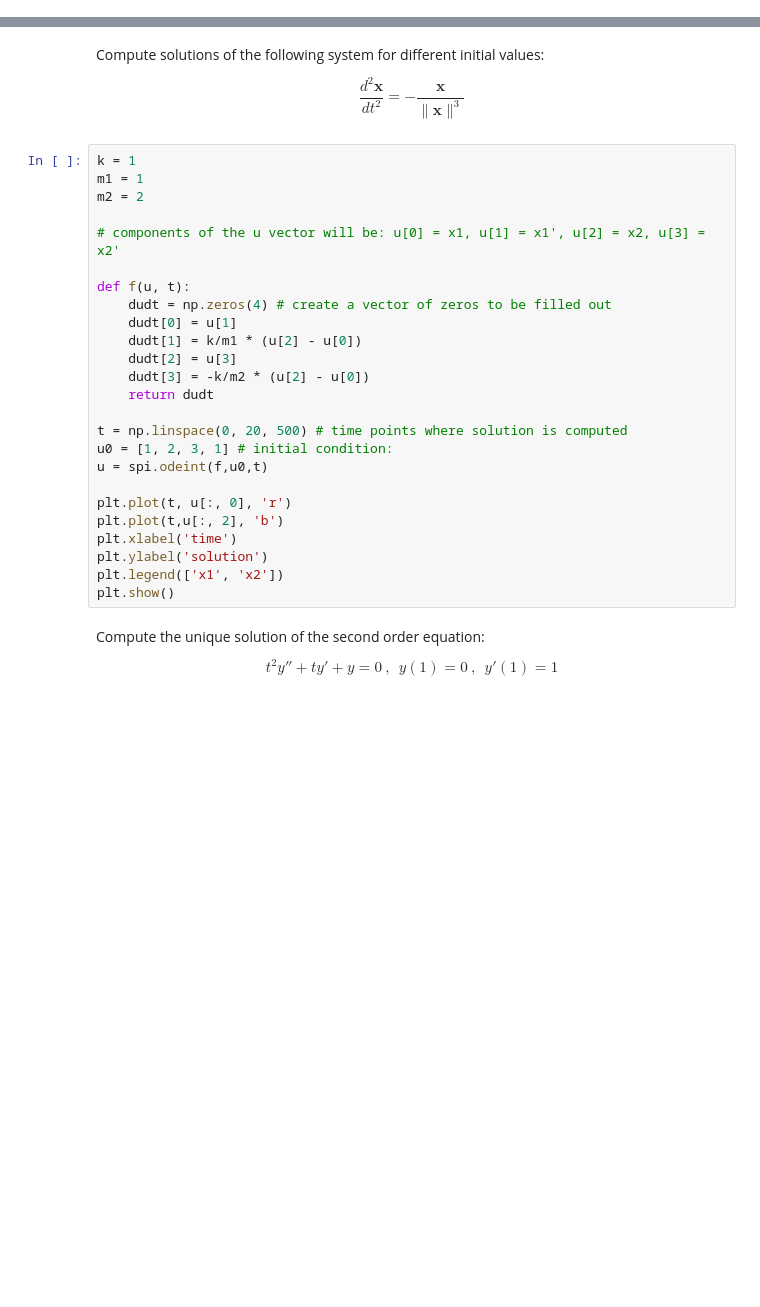
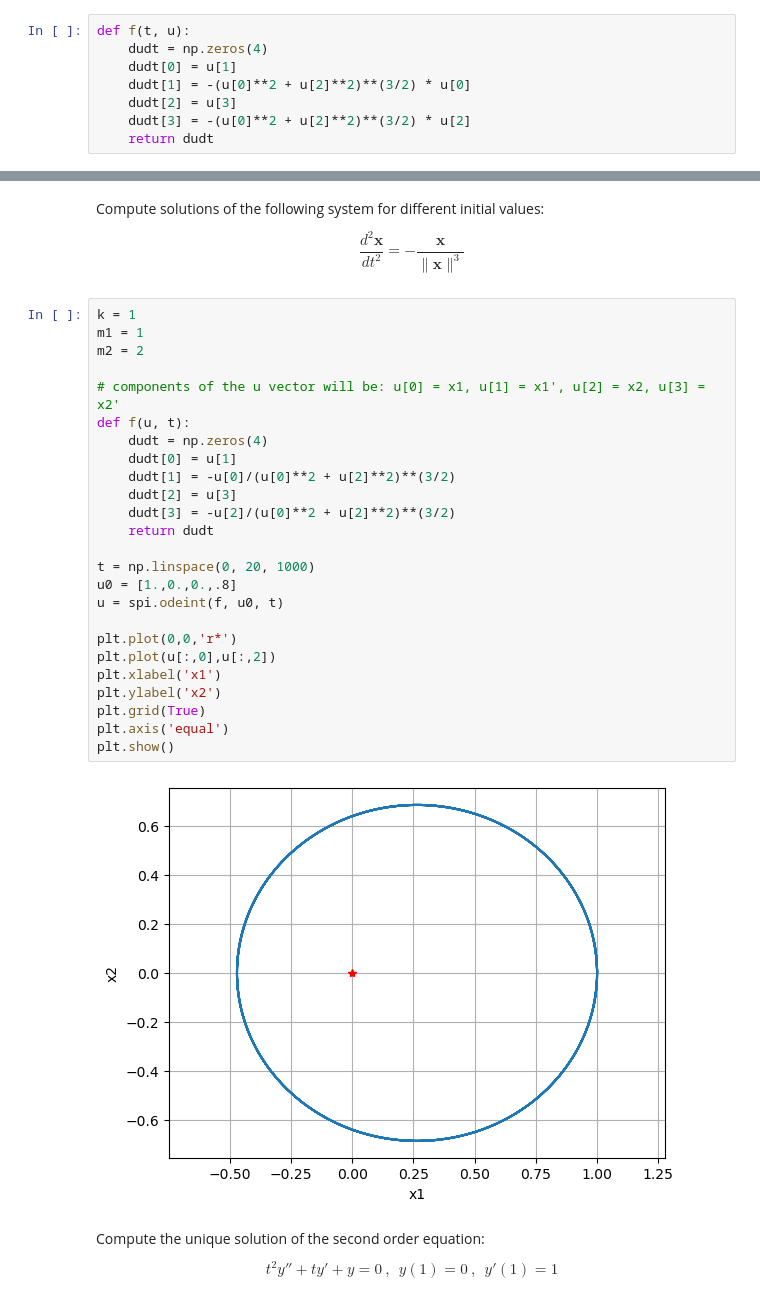
Before and after one commit to ethnwng/2025-t1-notes, a Jupyter notebook: MATH360/python_lectures/Lecture_5_2025W1.ipynb, the cells around one changed output, grey strips where cells are left out. Drawn from its saved outputs; the diff is of its cells as text; blank space fills up the shorter version.

```diff
--- a/MATH360/python_lectures/Lecture_5_2025W1.ipynb
+++ b/MATH360/python_lectures/Lecture_5_2025W1.ipynb
@@ -40,6 +40,14 @@ $$
 $$
 
 where $\mathbf{x}(t) = (x_1(t),x_2(t))$. This is the equation of motion for planetary motion. See [MATH360 > Objects in Motion > Planetary Motion](https://ubcmath.github.io/MATH360/deterministic/motion/orbits.html).
+# %%
+def f(t, u):
+    dudt = np.zeros(4)
+    dudt[0] = u[1]
+    dudt[1] = -(u[0]**2 + u[2]**2)**(3/2) * u[0]
+    dudt[2] = u[3]
+    dudt[3] = -(u[0]**2 + u[2]**2)**(3/2) * u[2]
+    return dudt
 # %% [markdown]
 Write the second order equation as a first order system:
 
@@ -93,28 +101,30 @@ $$
 # %%
 k = 1
 m1 = 1
 m2 = 2
 
 # components of the u vector will be: u[0] = x1, u[1] = x1', u[2] = x2, u[3] = x2'
-
 def f(u, t):
-    dudt = np.zeros(4) # create a vector of zeros to be filled out
+    dudt = np.zeros(4)
     dudt[0] = u[1]
-    dudt[1] = k/m1 * (u[2] - u[0])
+    dudt[1] = -u[0]/(u[0]**2 + u[2]**2)**(3/2)
     dudt[2] = u[3]
-    dudt[3] = -k/m2 * (u[2] - u[0])
+    dudt[3] = -u[2]/(u[0]**2 + u[2]**2)**(3/2)
     return dudt
 
-t = np.linspace(0, 20, 500) # time points where solution is computed
-u0 = [1, 2, 3, 1] # initial condition:
-u = spi.odeint(f,u0,t)
+t = np.linspace(0, 20, 1000)
+u0 = [1.,0.,0.,.8]
+u = spi.odeint(f, u0, t)
 
-plt.plot(t, u[:, 0], 'r')
-plt.plot(t,u[:, 2], 'b')
-plt.xlabel('time')
-plt.ylabel('solution')
-plt.legend(['x1', 'x2'])
+plt.plot(0,0,'r*')
+plt.plot(u[:,0],u[:,2])
+plt.xlabel('x1')
+plt.ylabel('x2')
+plt.grid(True)
+plt.axis('equal')
 plt.show()
+# %% [output]
+[figure, added]
 # %% [markdown]
 Compute the unique solution of the second order equation:
 
```
Also changed, not shown: 6 other files.
